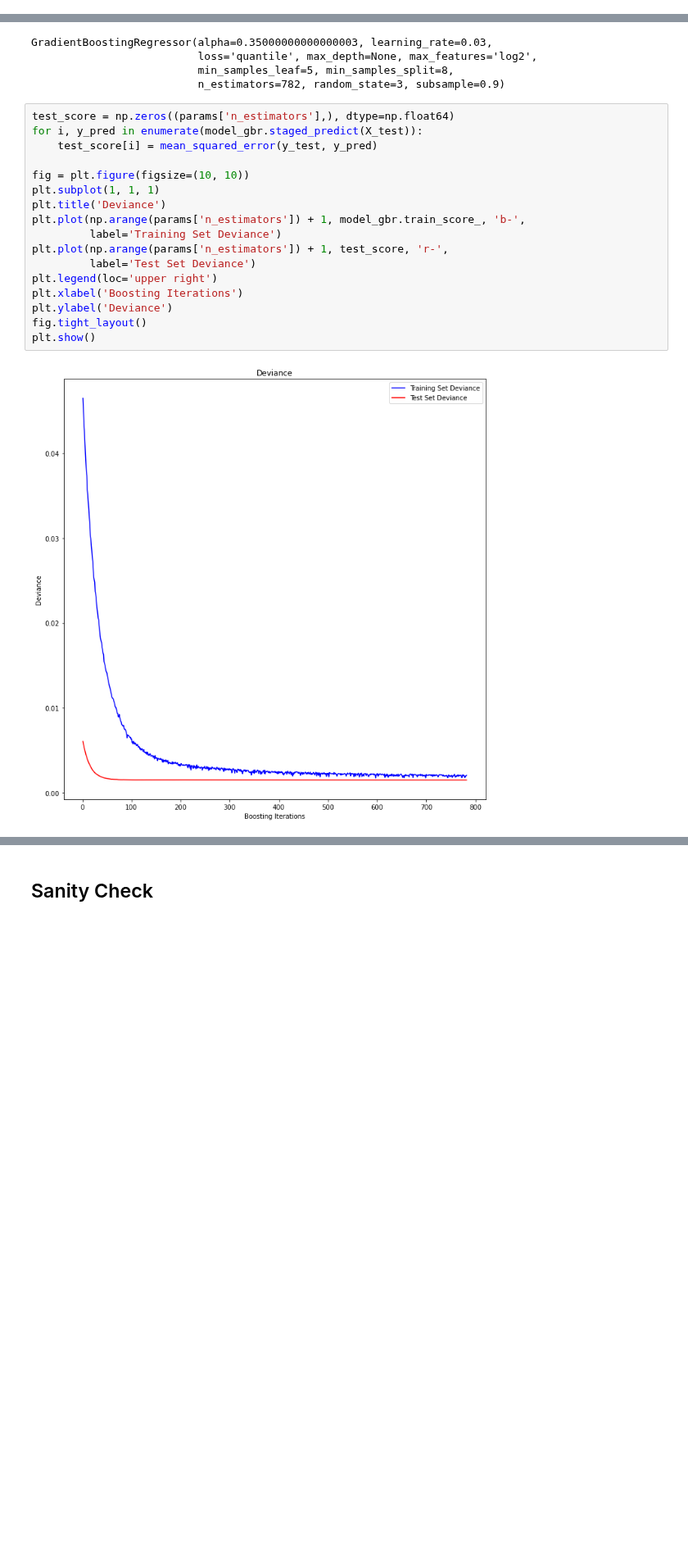
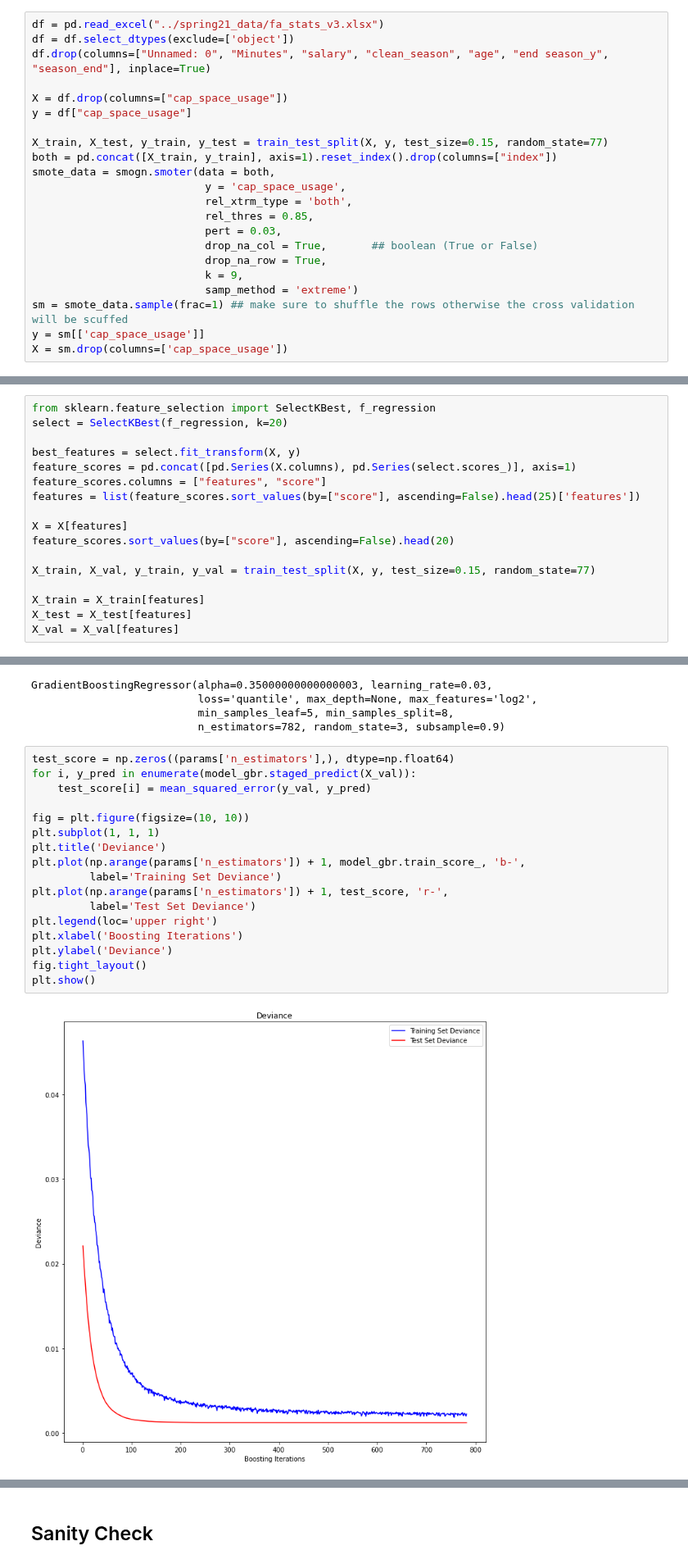
Before and after one commit to ZachLiu519/nba-model, a Jupyter notebook: spring21_models/gbdt_model.ipynb, the cells around one changed output, grey strips where cells are left out. Shown at 82% size. Drawn from its saved outputs; the diff is of its cells as text; blank space fills up the shorter version.

Commit message:
update gbdt and rf models

```diff
--- a/spring21_models/gbdt_model.ipynb
+++ b/spring21_models/gbdt_model.ipynb
@@ -123,0 +63,22 @@ from sklearn.metrics import *
+# %%
+df = pd.read_excel("../spring21_data/fa_stats_v3.xlsx")
+df = df.select_dtypes(exclude=['object'])
+df.drop(columns=["Unnamed: 0", "Minutes", "salary", "clean_season", "age", "end season_y", "season_end"], inplace=True)
+
+X = df.drop(columns=["cap_space_usage"])
+y = df["cap_space_usage"]
+
+X_train, X_test, y_train, y_test = train_test_split(X, y, test_size=0.15, random_state=77)
+both = pd.concat([X_train, y_train], axis=1).reset_index().drop(columns=["index"])
+smote_data = smogn.smoter(data = both,
+                           y = 'cap_space_usage',
+                           rel_xtrm_type = 'both',
+                           rel_thres = 0.85,
+                           pert = 0.03,
+                           drop_na_col = True,       ## boolean (True or False)
+                           drop_na_row = True,
+                           k = 9,
+                           samp_method = 'extreme')
+sm = smote_data.sample(frac=1) ## make sure to shuffle the rows otherwise the cross validation will be scuffed
+y = sm[['cap_space_usage']]
+X = sm.drop(columns=['cap_space_usage'])
@@ -124,3 +89,20 @@ from sklearn.metrics import *
+# %%
+from sklearn.feature_selection import SelectKBest, f_regression
+select = SelectKBest(f_regression, k=20)
+
+best_features = select.fit_transform(X, y)
+feature_scores = pd.concat([pd.Series(X.columns), pd.Series(select.scores_)], axis=1)
+feature_scores.columns = ["features", "score"]
+features = list(feature_scores.sort_values(by=["score"], ascending=False).head(25)['features'])
+
+X = X[features]
+feature_scores.sort_values(by=["score"], ascending=False).head(20)
+
+X_train, X_val, y_train, y_val = train_test_split(X, y, test_size=0.15, random_state=77)
+
+X_train = X_train[features]
+X_test = X_test[features]
+X_val = X_val[features]
 # %%
 params = {'n_estimators': 782,
  'min_samples_split': 8,
@@ -141,23 +123,23 @@ GradientBoostingRegressor(alpha=0.35000000000000003, learning_rate=0.03,
                           n_estimators=782, random_state=3, subsample=0.9)
 # %%
 test_score = np.zeros((params['n_estimators'],), dtype=np.float64)
-for i, y_pred in enumerate(model_gbr.staged_predict(X_test)):
-    test_score[i] = mean_squared_error(y_test, y_pred)
+for i, y_pred in enumerate(model_gbr.staged_predict(X_val)):
+    test_score[i] = mean_squared_error(y_val, y_pred)
 
 fig = plt.figure(figsize=(10, 10))
 plt.subplot(1, 1, 1)
 plt.title('Deviance')
 plt.plot(np.arange(params['n_estimators']) + 1, model_gbr.train_score_, 'b-',
          label='Training Set Deviance')
 plt.plot(np.arange(params['n_estimators']) + 1, test_score, 'r-',
          label='Test Set Deviance')
 plt.legend(loc='upper right')
 plt.xlabel('Boosting Iterations')
 plt.ylabel('Deviance')
 fig.tight_layout()
 plt.show()
 # %% [output]
-[figure, old version]
+[figure, new version]
 # %%
 evaluate(model_gbr.predict(X_test), y_test)
 # %% [output]
```
Also changed, not shown: parts of 16 cells of this notebook, 4 other files.
